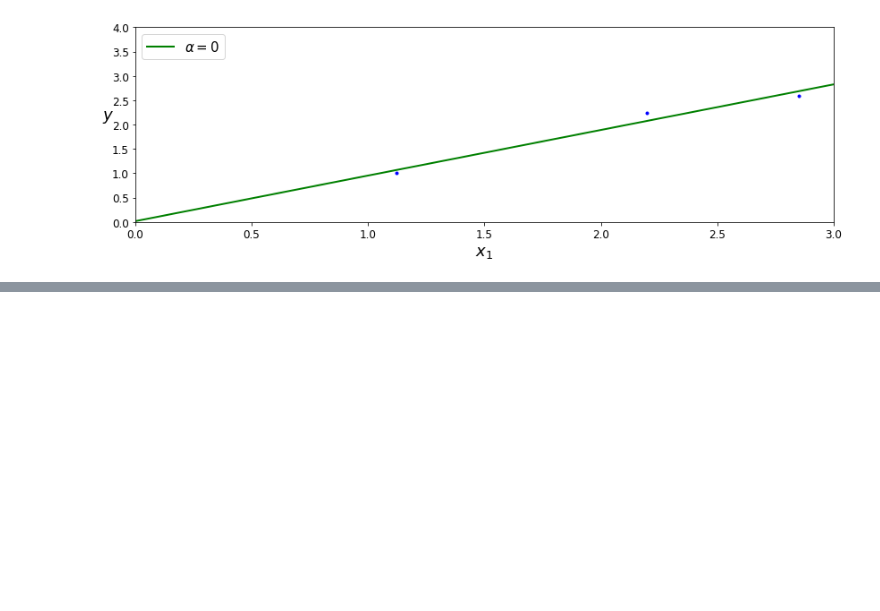
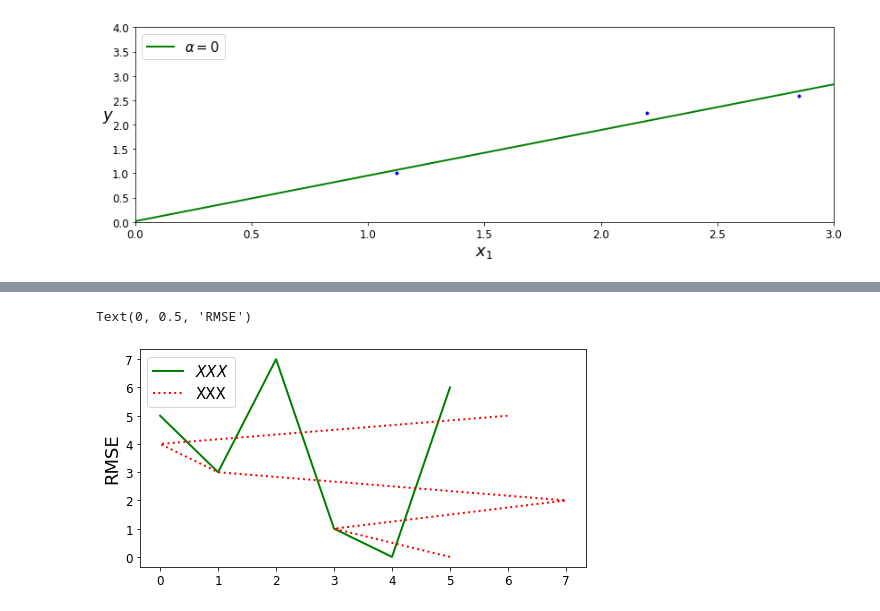
Before and after one commit to barenode/bp, a Jupyter notebook: src/main/jupyter/regularization.ipynb, the cells around one changed output, grey strips where cells are left out. Drawn from its saved outputs; the diff is of its cells as text; code cells hidden in the pictures; blank space fills up the shorter version.

```diff
--- a/src/main/jupyter/regularization.ipynb
+++ b/src/main/jupyter/regularization.ipynb
@@ -108,0 +152,12 @@ plt.show()
+# %%
+x = [0, 1, 2, 3, 4, 5]
+y = [5, 3, 7, 1, 0, 6]
+
+plt.figure(figsize=(8,4))
+plt.plot(x, y, "g-", linewidth=2, label=r"$XXX$")
+plt.plot(y, x, "r:", linewidth=2, label=r"XXX")
+plt.legend(loc="upper left", fontsize=15)
+plt.ylabel("RMSE", fontsize=18)
+# %% [output]
+Text(0, 0.5, 'RMSE')
+[figure, added]
```
Also changed, not shown: parts of 1 cell of this notebook, 3 other files.
